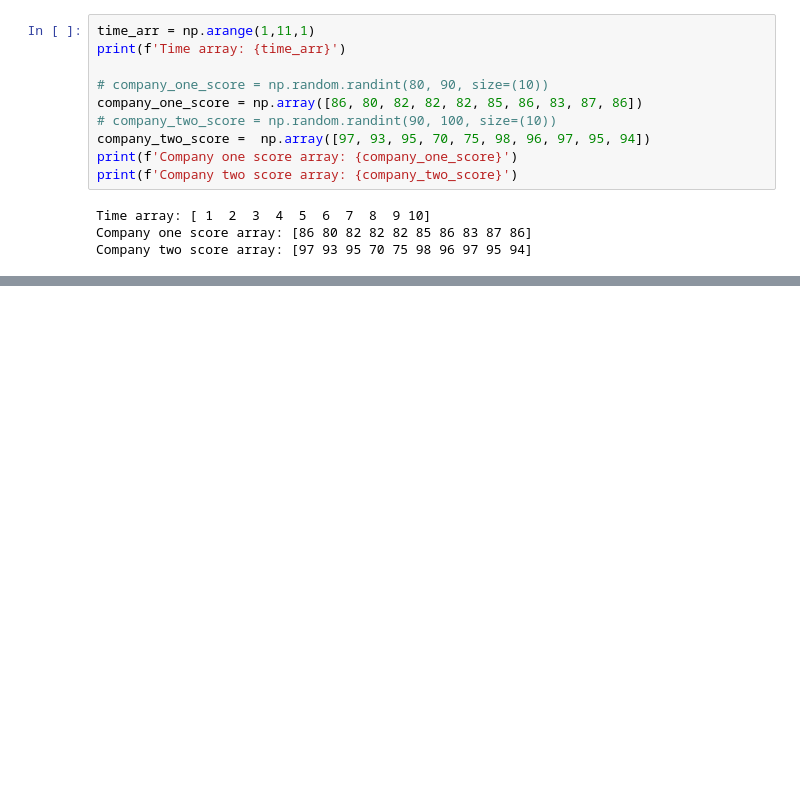
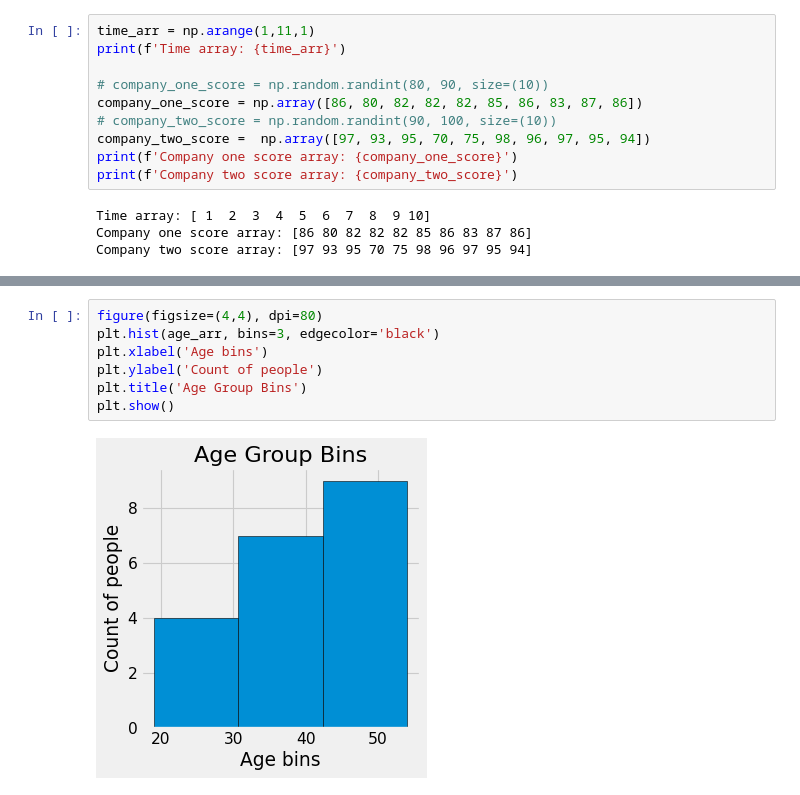
Before and after one commit to ROHIT318/python-practice, a Jupyter notebook: learn_matplotlib.ipynb, the cells around one changed output, grey strips where cells are left out. Saved outputs shown, nothing was run; the diff lists cells and outputs as text; blank space fills up the shorter version.

```diff
--- a/learn_matplotlib.ipynb
+++ b/learn_matplotlib.ipynb
@@ -119,0 +149,9 @@ plt.show()
+# %%
+figure(figsize=(4,4), dpi=80)
+plt.hist(age_arr, bins=3, edgecolor='black')
+plt.xlabel('Age bins')
+plt.ylabel('Count of people')
+plt.title('Age Group Bins')
+plt.show()
+# %% [output]
+[figure, added]
```
Also changed, not shown: parts of 7 cells of this notebook.
